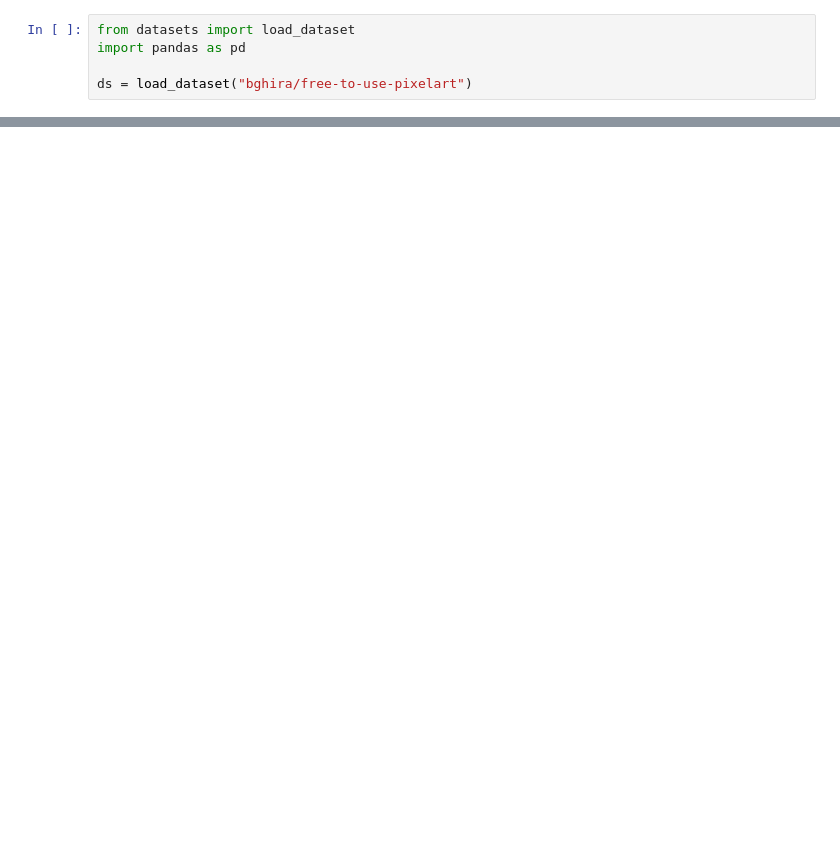
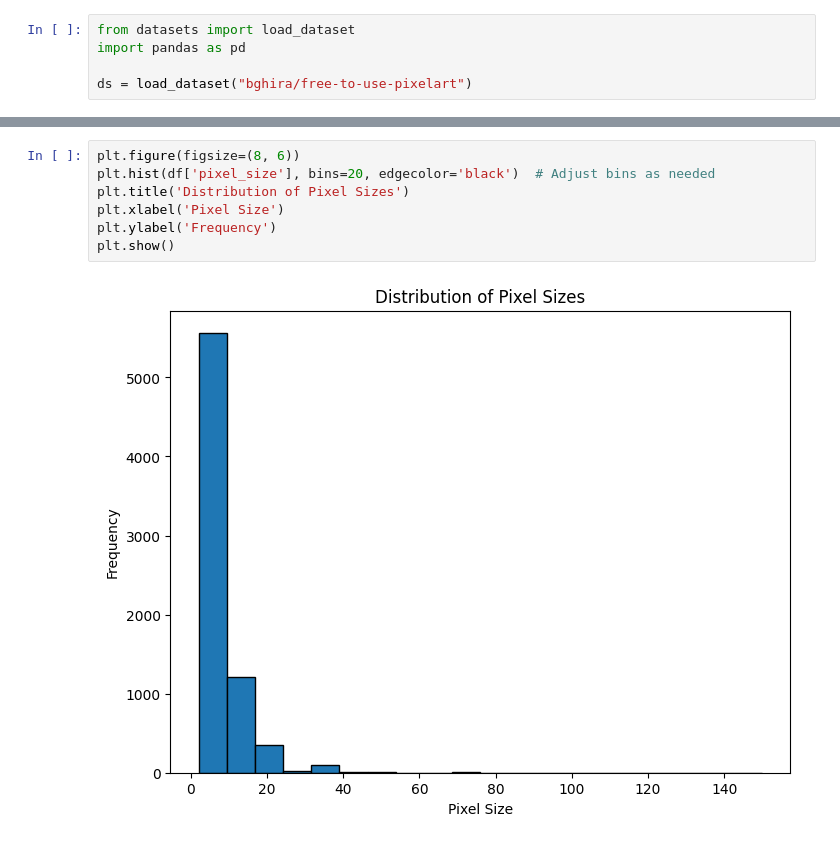
Before and after one commit to hsadler/pixelart-dataset-exploration, a Jupyter notebook: explore.ipynb, the cells around one changed output, grey strips where cells are left out. Cells and saved outputs as stored; diff of their text form; blank space fills up the shorter version.

```diff
--- a/explore.ipynb
+++ b/explore.ipynb
@@ -14,0 +37,9 @@ df.head(3)
+# %%
+plt.figure(figsize=(8, 6))
+plt.hist(df['pixel_size'], bins=20, edgecolor='black')  # Adjust bins as needed
+plt.title('Distribution of Pixel Sizes')
+plt.xlabel('Pixel Size')
+plt.ylabel('Frequency')
+plt.show()
+# %% [output]
+[figure, added]
```
Also changed, not shown: parts of 4 cells of this notebook, 2 other files.
